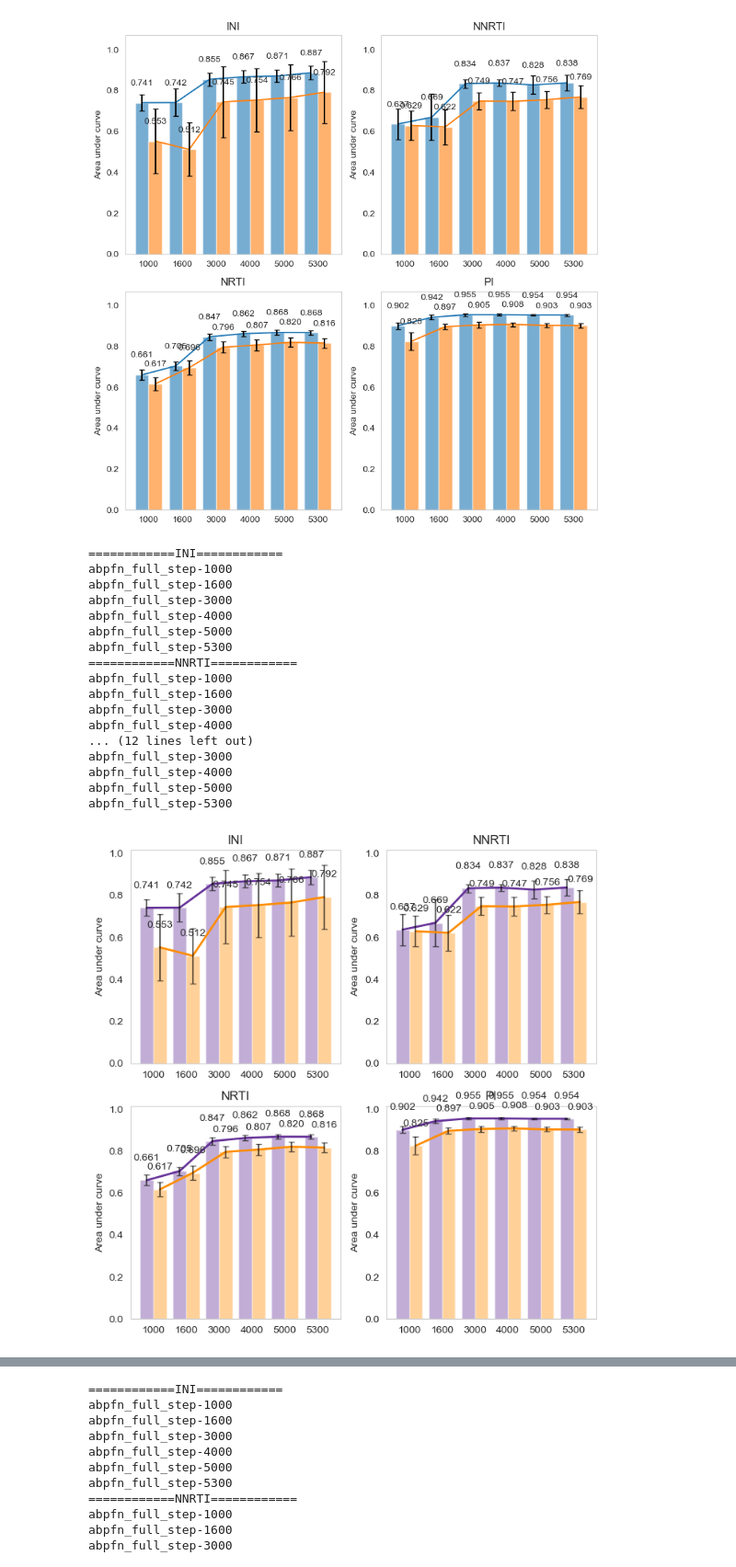
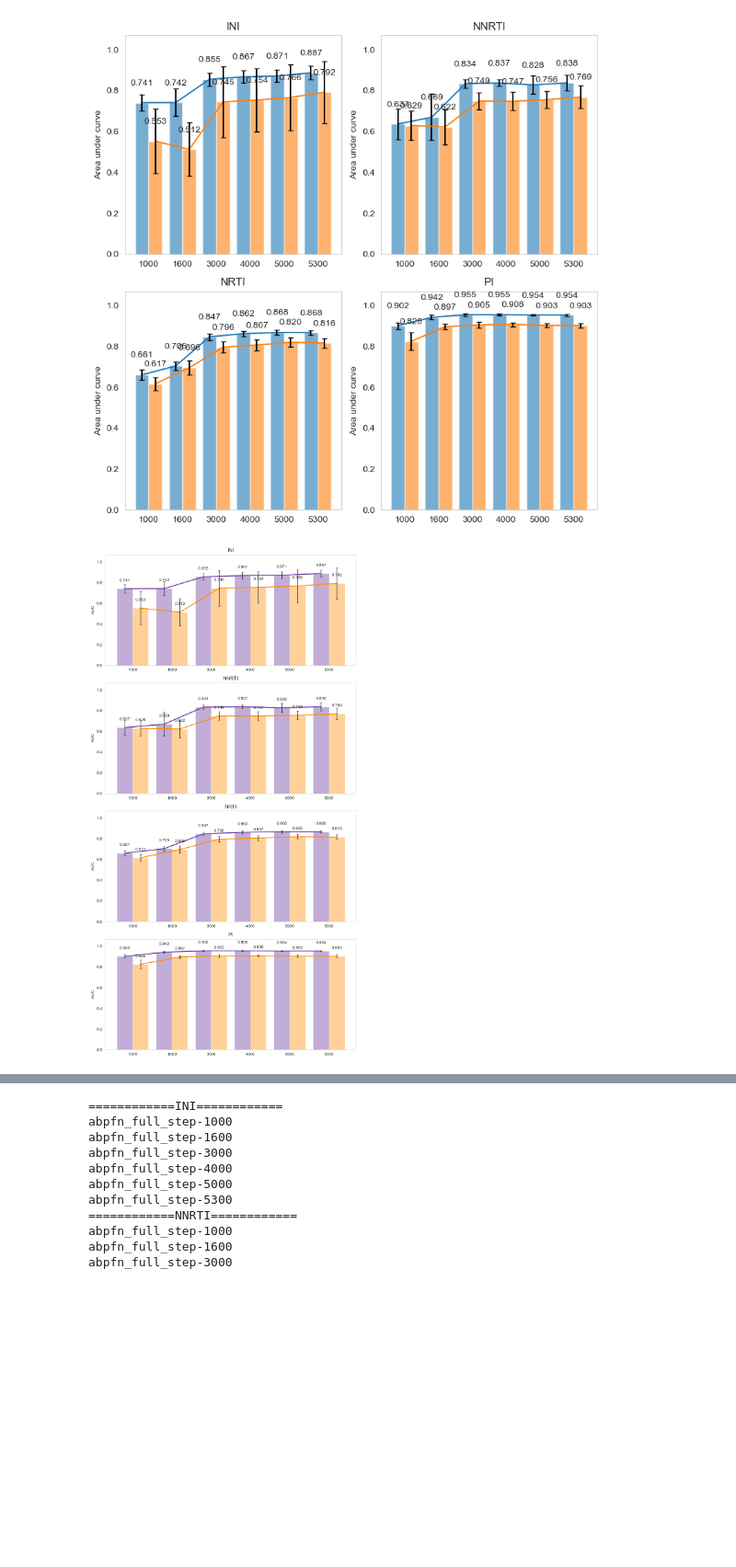
Before and after one commit to FloAvis/MultiLabel-PFN, a Jupyter notebook: statistics/MA_statistics.ipynb, the cells around one changed output, grey strips where cells are left out. Shown at 92% size. Cells and saved outputs as stored; diff of their text form; code cells hidden in the pictures; blank space fills up the shorter version.

```diff
--- a/statistics/MA_statistics.ipynb
+++ b/statistics/MA_statistics.ipynb
@@ -535,7 +597,7 @@ for path in filepath_list:
 
     #comp_mod = [benchmark_prefix + "BR_XGB_probabilities.csv", benchmark_prefix + "CC_XGB_probabilities.csv", path + "Binary_Relevance_probabilities_5_fold_homebrew_prediction_new_save.csv", path + "Classifier_Chain_probabilities_5_fold_homebrew_prediction_woNaN_new_save.csv"]
 
-    comp_mod = [path + "Binary_Relevance_probabilities_5_fold_homebrew_prediction_new_save.csv"]
+    comp_mod = [path + "Binary_Relevance_probabilities_5_fold_MOC_prediction_new_save.csv"]
 
     for model in comp_mod:
 
@@ -587,7 +649,7 @@ width = 0.4  # the width of the bars
 color = {"ROC AUC MEAN":"rebeccapurple",
                     "PRC AUC MEAN":"darkorange"}
 
-fig, axs = plt.subplots(2, 2, figsize=(10, 9),layout='tight')
+fig, axs = plt.subplots(4, 1, figsize=(10, 17),layout='tight')
 
 axs = axs.flatten()
 
@@ -607,7 +669,7 @@ for i, path in enumerate(filepath_list):
 
     ax.grid(False)
     # Add some text for labels, title and custom x-axis tick labels, etc.
-    ax.set_ylabel('Area under curve')
+    ax.set_ylabel('AUC')
     ax.set_title(path.split("/")[-1].strip("_"))
     ax.tick_params(rotation=45)
     ax.set_xticks(x + width, x_ticks)
@@ -616,7 +678,7 @@ for i, path in enumerate(filepath_list):
 
 #plt.show()
 
-#plt.savefig("../figures/08_diff_approaches/diff_app_auc_new.png")
+plt.savefig("../figures/08_diff_approaches/diff_app_auc_new2.png")
 # %% [output]
 ============INI============
 finetune_step-1250.ckpt
@@ -698,7 +845,7 @@ for path in filepath_list:
 
     #comp_mod = [benchmark_prefix + "BR_XGB_probabilities.csv", benchmark_prefix + "CC_XGB_probabilities.csv", path + "Binary_Relevance_probabilities_5_fold_homebrew_prediction_new_save.csv", path + "Classifier_Chain_probabilities_5_fold_homebrew_prediction_woNaN_new_save.csv"]
 
-    comp_mod = [path + "Binary_Relevance_probabilities_5_fold_homebrew_prediction_new_save.csv"]
+    comp_mod = [path + "Binary_Relevance_probabilities_5_fold_MOC_prediction_new_save.csv"]
 
     for model in comp_mod:
 
@@ -1039,9 +1186,9 @@ for path in filepath_list:
     results_std.append({"ROC AUC STD":roc_auc_std,
                     "PRC AUC STD":prc_auc_std})
 
+
+#x_ticks = models + ["BR TabPFN", "CC TabPFN"]
 '''
-#x_ticks = models + ["BR TabPFN", "CC TabPFN"]
-
 x_ticks = {
     "finetune":3,
     "balanced prior":3,
@@ -1064,7 +1211,7 @@ colors = {"ROC AUC MEAN":"rebeccapurple", "PRC AUC MEAN":"darkorange"}
 
 width = 0.4  # the width of the bars
 
-fig, axs = plt.subplots(7, 4, figsize=(10, 17),layout='tight')
+fig, axs = plt.subplots(7, 4, figsize=(9, 15),layout='tight')
 
 #print(axs)
 
@@ -1102,7 +1249,7 @@ for i, path in enumerate(filepath_list):
 
         # Add some text for labels, title and custom x-axis tick labels, etc.
         if i == 0:
-            ax.set_ylabel('Area under curve')
+            ax.set_ylabel('AUC')
         else:
             ax.set_ylabel('')
         ax.set_title(model)
@@ -1114,5 +1261,5 @@ for i, path in enumerate(filepath_list):
         l += model_num
         k += 1
 
-plt.savefig("../figures/09_det_perf/det_perf_auc_new_new.png")
+plt.savefig("../figures/09_det_perf/det_perf_auc_new_new2.png")
 # %% [output]
@@ -1780,7 +1927,7 @@ models = [
 
 ending = "_5_fold_new_loss_sigmoid.csv"
 
-
+'''
 
 results_mean = []
 
@@ -1824,12 +1971,12 @@ for path in filepath_list:
         prc_auc_mean.append(prc_auc.mean())
         prc_auc_std.append(prc_auc.std())
 
-        old_acc_groups = pred.groupby(by="kFolds").apply(
-        lambda x: result_handler.exam_acc(x.filter(regex="True_*"), x.filter(regex="Pred_*")),
-        include_groups=False)
+        #old_acc_groups = pred.groupby(by="kFolds").apply(
+        #lambda x: result_handler.exam_acc(x.filter(regex="True_*"), x.filter(regex="Pred_*")),
+        #include_groups=False)
 
-        old_acc_mean.append(old_acc_groups.mean())
-        old_acc_std.append(old_acc_groups.std())
+        #old_acc_mean.append(old_acc_groups.mean())
+        #old_acc_std.append(old_acc_groups.std())
 
 
     """
@@ -1876,61 +2023,44 @@ for path in filepath_list:
     results_std.append(model_results_std)
 
 
-
+'''
 
 x_ticks = [1000, 1600, 3000, 4000, 5000, 5300]
 
 colors = {"ROC AUC":"rebeccapurple", "PRC AUC":"darkorange"}
 
 x = np.arange(len(x_ticks))  # the label locations
 width = 0.4  # the width of the bars
 
-fig, axs = plt.subplots(2, 2, figsize=(7, 7),layout='tight')
+fig, axs = plt.subplots(4, 1, figsize=(9, 17),layout='tight')
 
 axs = axs.flatten()
 
 for i, path in enumerate(filepath_list):
 
     multiplier = 0.5
 
     ax = axs[i]
 
     for attribute, measurement in results_mean[i].items():
         offset = width * multiplier
         rects = ax.bar(x + offset, measurement, width, label=attribute, alpha=0.4, color=colors[attribute])
         ax.plot(x + offset, measurement, width, color=colors[attribute], lw=2)
-        ax.bar_label(rects, fmt='%.3f', padding=17)
+        ax.bar_label(rects, fmt='%.3f', padding=15)
         ax.errorbar(x + offset, measurement, yerr=results_std[i][attribute],capsize=3, fmt="none", ecolor="black", alpha=0.6)
         multiplier += 1
 
     ax.grid(False)
     # Add some text for labels, title and custom x-axis tick labels, etc.
-    ax.set_ylabel('Area under curve')
+    ax.set_ylabel('AUC')
     ax.set_title(path.split("/")[-1].strip("_"))
     ax.set_xticks(x + width, x_ticks)
     #ax.legend(loc='upper left', ncols=3)
-    ax.set_ylim(0, 1.015)
+    ax.set_ylim(0, 1.07)
 
-#plt.savefig("../figures/10_TabPFN/incr_perf_auc_new.png")
+plt.savefig("../figures/10_TabPFN/incr_perf_auc_new2.png")
 # %% [output]
-============INI============
-abpfn_full_step-1000
-abpfn_full_step-1600
-abpfn_full_step-3000
-abpfn_full_step-4000
-abpfn_full_step-5000
-abpfn_full_step-5300
-============NNRTI============
-abpfn_full_step-1000
-abpfn_full_step-1600
-abpfn_full_step-3000
-abpfn_full_step-4000
-... (12 lines left out)
-abpfn_full_step-3000
-abpfn_full_step-4000
-abpfn_full_step-5000
-abpfn_full_step-5300
-[figure, old version]
+[figure, new version]
 # %%
 files = ["MuLaTabICL_finetune_step-1250_5_fold_new_loss_sigmoid.csv", "MuLaTabICL_full_model_step-2900_5_fold_new_loss_sigmoid.csv", "MuLaTabICL_abpfn_full_step-3000_5_fold_new_loss_sigmoid.csv", "Binary_Relevance_5_fold_MOC_prediction_new_save.csv", "Classifier_Chain_5_fold_homebrew_prediction_woNaN_new_save.csv"]
 
```
Also changed, not shown: parts of 14 cells of this notebook, 8 other files.
